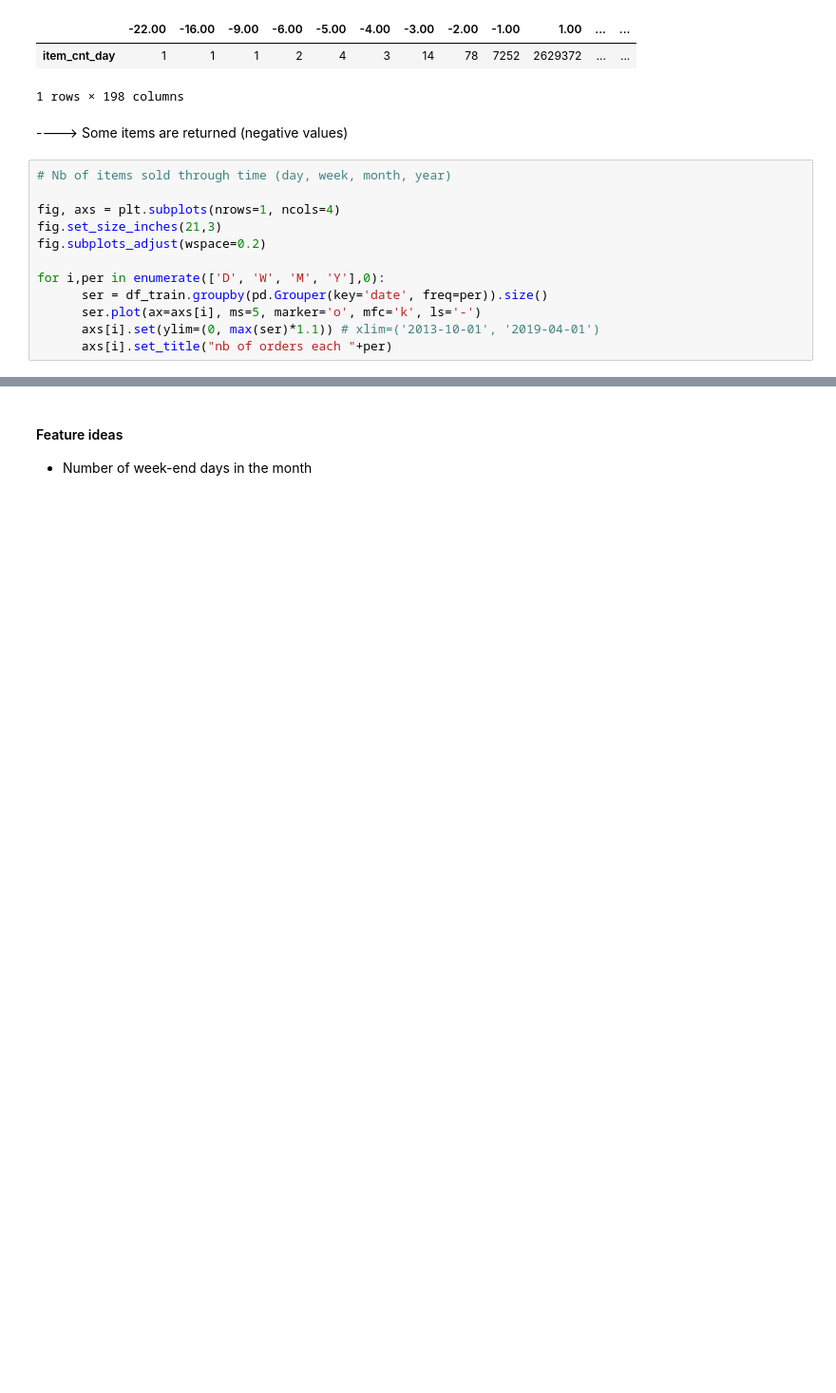
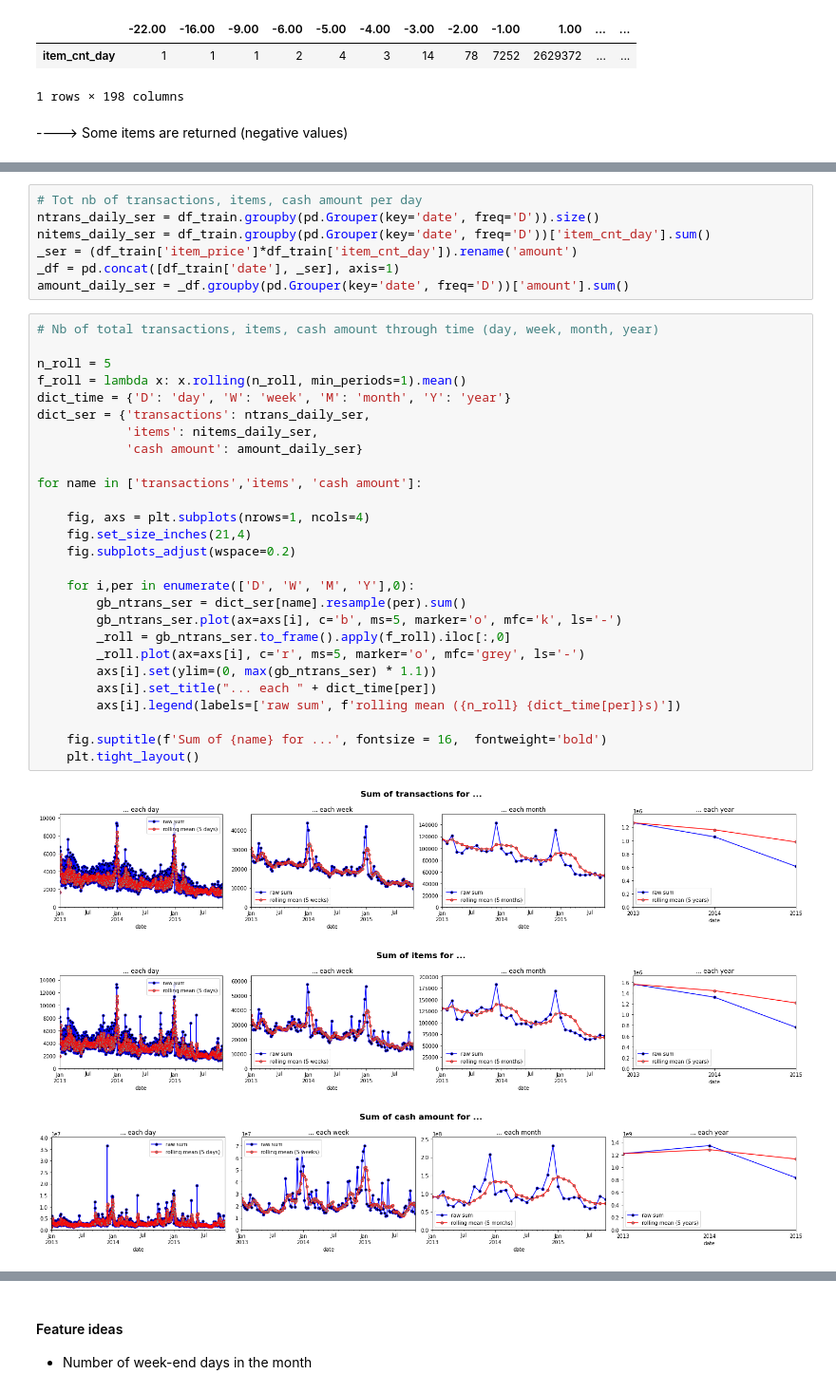
Before and after one commit to SmellyArmure/KA_Predict_Future_Sales, a Jupyter notebook: K1_cleaning.ipynb, the cells around one changed output, grey strips where cells are left out. Shown at 95% size. Saved outputs shown, nothing was run; the diff lists cells and outputs as text; blank space fills up the shorter version.

```diff
--- a/K1_cleaning.ipynb
+++ b/K1_cleaning.ipynb
@@ -433,15 +395,3 @@ df_train['item_cnt_day'].value_counts().sort_index().to_frame().T
 1 rows × 198 columns
 # %% [markdown]
 ----> Some items are returned (negative values)
-# %%
-# Nb of items sold through time (day, week, month, year)
-
-fig, axs = plt.subplots(nrows=1, ncols=4)
-fig.set_size_inches(21,3)
-fig.subplots_adjust(wspace=0.2)
-
-for i,per in enumerate(['D', 'W', 'M', 'Y'],0):
-      ser = df_train.groupby(pd.Grouper(key='date', freq=per)).size()
-      ser.plot(ax=axs[i], ms=5, marker='o', mfc='k', ls='-')
-      axs[i].set(ylim=(0, max(ser)*1.1)) # xlim=('2013-10-01', '2019-04-01')
-      axs[i].set_title("nb of orders each "+per)
@@ -493,0 +435,38 @@ plot_cat_histograms(df=X_train,
+# %%
+# Tot nb of transactions, items, cash amount per day
+ntrans_daily_ser = df_train.groupby(pd.Grouper(key='date', freq='D')).size()
+nitems_daily_ser = df_train.groupby(pd.Grouper(key='date', freq='D'))['item_cnt_day'].sum()
+_ser = (df_train['item_price']*df_train['item_cnt_day']).rename('amount')
+_df = pd.concat([df_train['date'], _ser], axis=1)
+amount_daily_ser = _df.groupby(pd.Grouper(key='date', freq='D'))['amount'].sum()
+# %%
+# Nb of total transactions, items, cash amount through time (day, week, month, year)
+
+n_roll = 5
+f_roll = lambda x: x.rolling(n_roll, min_periods=1).mean()
+dict_time = {'D': 'day', 'W': 'week', 'M': 'month', 'Y': 'year'}
+dict_ser = {'transactions': ntrans_daily_ser,
+            'items': nitems_daily_ser,
+            'cash amount': amount_daily_ser}
+
+for name in ['transactions','items', 'cash amount']:
+
+    fig, axs = plt.subplots(nrows=1, ncols=4)
+    fig.set_size_inches(21,4)
+    fig.subplots_adjust(wspace=0.2)
+
+    for i,per in enumerate(['D', 'W', 'M', 'Y'],0):
+        gb_ntrans_ser = dict_ser[name].resample(per).sum()
+        gb_ntrans_ser.plot(ax=axs[i], c='b', ms=5, marker='o', mfc='k', ls='-')
+        _roll = gb_ntrans_ser.to_frame().apply(f_roll).iloc[:,0]
+        _roll.plot(ax=axs[i], c='r', ms=5, marker='o', mfc='grey', ls='-')
+        axs[i].set(ylim=(0, max(gb_ntrans_ser) * 1.1))
+        axs[i].set_title("... each " + dict_time[per])
+        axs[i].legend(labels=['raw sum', f'rolling mean ({n_roll} {dict_time[per]}s)'])
+
+    fig.suptitle(f'Sum of {name} for ...', fontsize = 16,  fontweight='bold')
+    plt.tight_layout()
+# %% [output]
+[figure, added]
+[figure, added]
+[figure, added]
```
Also changed, not shown: parts of 72 cells of this notebook, 1 other file.
